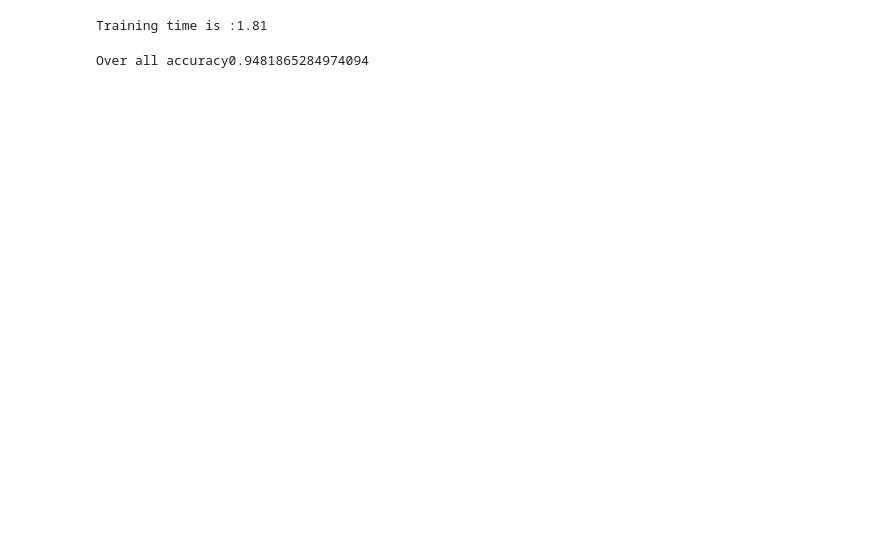
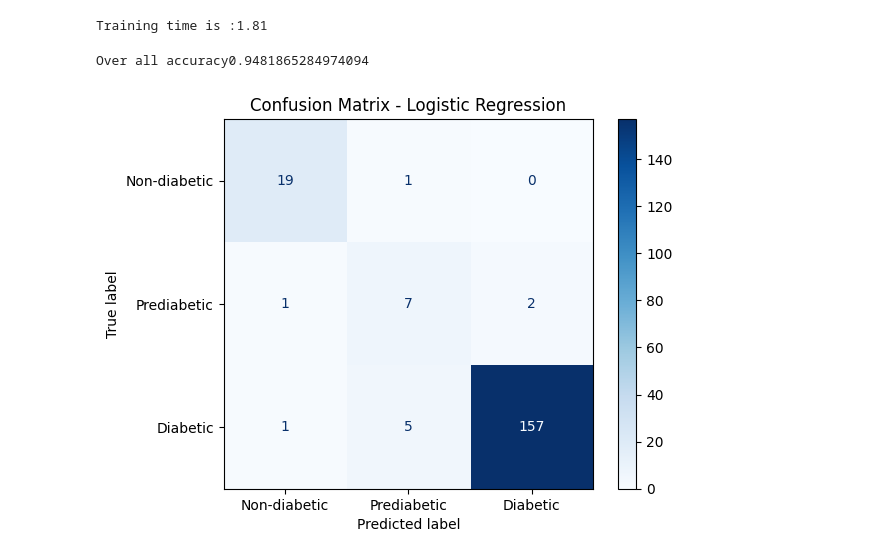
Before and after one commit to samirdahal888/Diabetes_Classification, a Jupyter notebook: notebooks/classifiaction/logestic_regression.ipynb, the cells around one changed output. Drawn from its saved outputs; the diff is of its cells as text; code cells hidden in the pictures; blank space fills up the shorter version.

Commit message:
added visualizations to evaluate Logistic Regression performance

```diff
--- a/notebooks/classifiaction/logestic_regression.ipynb
+++ b/notebooks/classifiaction/logestic_regression.ipynb
@@ -76,3 +76,14 @@ recall_macro_lr = recall_score(y_test, y_pred_lr, average="macro", zero_division
 f1_macro_lr = f1_score(y_test, y_pred_lr, average="macro", zero_division=0)
 # %% [output]
 Over all accuracy0.9481865284974094
+# %%
+# Confusion Matrix
+class_names = ["Non-diabetic", "Prediabetic", "Diabetic"]
+cm_lr = confusion_matrix(y_test, y_pred_lr)
+
+disp = ConfusionMatrixDisplay(confusion_matrix=cm_lr, display_labels=class_names)
+disp.plot(cmap="Blues", values_format="d")
+plt.title("Confusion Matrix - Logistic Regression")
+plt.show()
+# %% [output]
+[figure, added]
```
Also changed, not shown: parts of 4 cells of this notebook.
